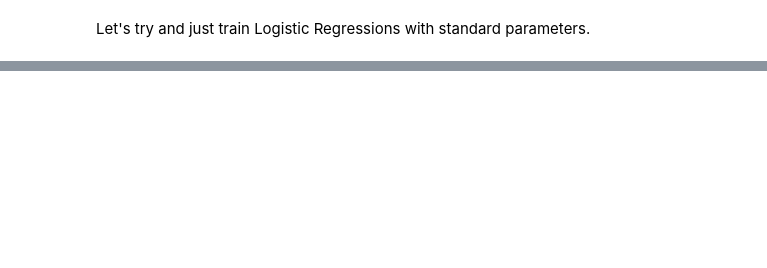
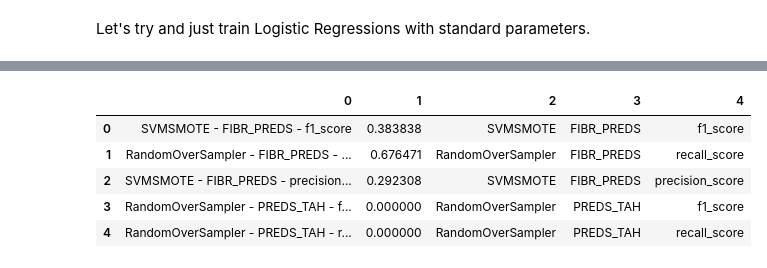
Before and after one commit to Lapochka365/HSE-Project-First-Year, a Jupyter notebook: Checkpoint 4.ipynb, the cells around one changed output, grey strips where cells are left out. Drawn from its saved outputs; the diff is of its cells as text; code cells hidden in the pictures; blank space fills up the shorter version.

```diff
--- a/Checkpoint 4.ipynb
+++ b/Checkpoint 4.ipynb
@@ -261,0 +211,5 @@ Well, precision lowered on most of the targets, and quite high on some of them.
+# %%
+X = infarction_df[numeric_columns + categorical_columns]
+# %%
+for target in target_columns:
+    train_log_reg(X, infarction_df[target], target)
@@ -261,0 +308,30 @@ Well, precision lowered on most of the targets, and quite high on some of them.
+# %%
+samplers = metrics_for_oversampling["Metric name"].str.split(" - ").str[0]
+targets = metrics_for_oversampling["Metric name"].str.split(" - ").str[1]
+scorers = metrics_for_oversampling["Metric name"].str.split(" - ").str[2]
+metrics_for_oversampling["Sampler"] = samplers
+metrics_for_oversampling["Target"] = targets
+metrics_for_oversampling["Metric"] = scorers
+# %%
+best_metrics = []
+for target in target_columns:
+    metrics_target = metrics_for_oversampling[
+        metrics_for_oversampling["Target"] == target
+    ]
+    for metric in ["f1_score", "recall_score", "precision_score"]:
+        metric_target = metrics_target[metrics_target["Metric"] == metric]
+        best_metrics.append(
+            metric_target.sort_values("Score", ascending=False)
+            .iloc[0, :]
+            .values.tolist()
+        )
+# %%
+best_metrics_oversampling_df = pd.DataFrame(best_metrics)
+best_metrics_oversampling_df.head(5)
+# %% [output]
+|  | 0 | 1 | 2 | 3 | 4 |
+| 0 | SVMSMOTE - FIBR_PREDS - f1_score | 0.383838 | SVMSMOTE | FIBR_PREDS | f1_score |
+| 1 | RandomOverSampler - FIBR_PREDS - ... | 0.676471 | RandomOverSampler | FIBR_PREDS | recall_score |
+| 2 | SVMSMOTE - FIBR_PREDS - precision... | 0.292308 | SVMSMOTE | FIBR_PREDS | precision_score |
+| 3 | RandomOverSampler - PREDS_TAH - f... | 0.000000 | RandomOverSampler | PREDS_TAH | f1_score |
+| 4 | RandomOverSampler - PREDS_TAH - r... | 0.000000 | RandomOverSampler | PREDS_TAH | recall_score |
```
Also changed, not shown: parts of 55 cells of this notebook.
